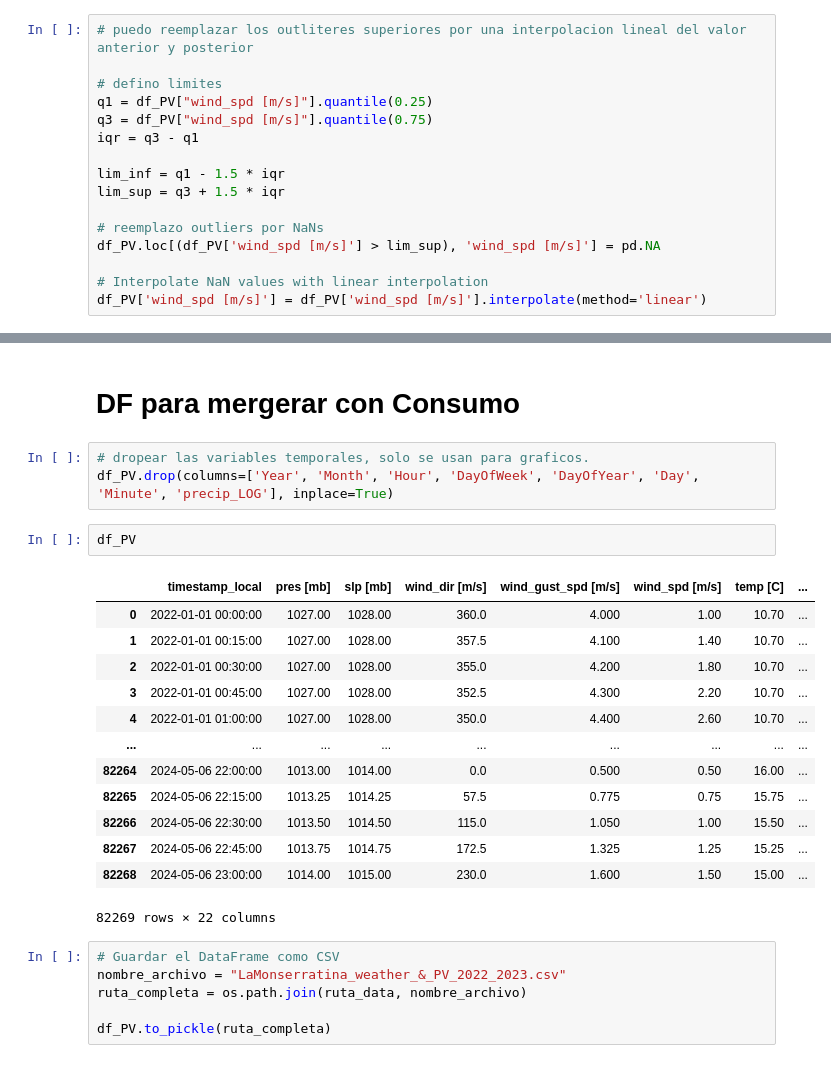
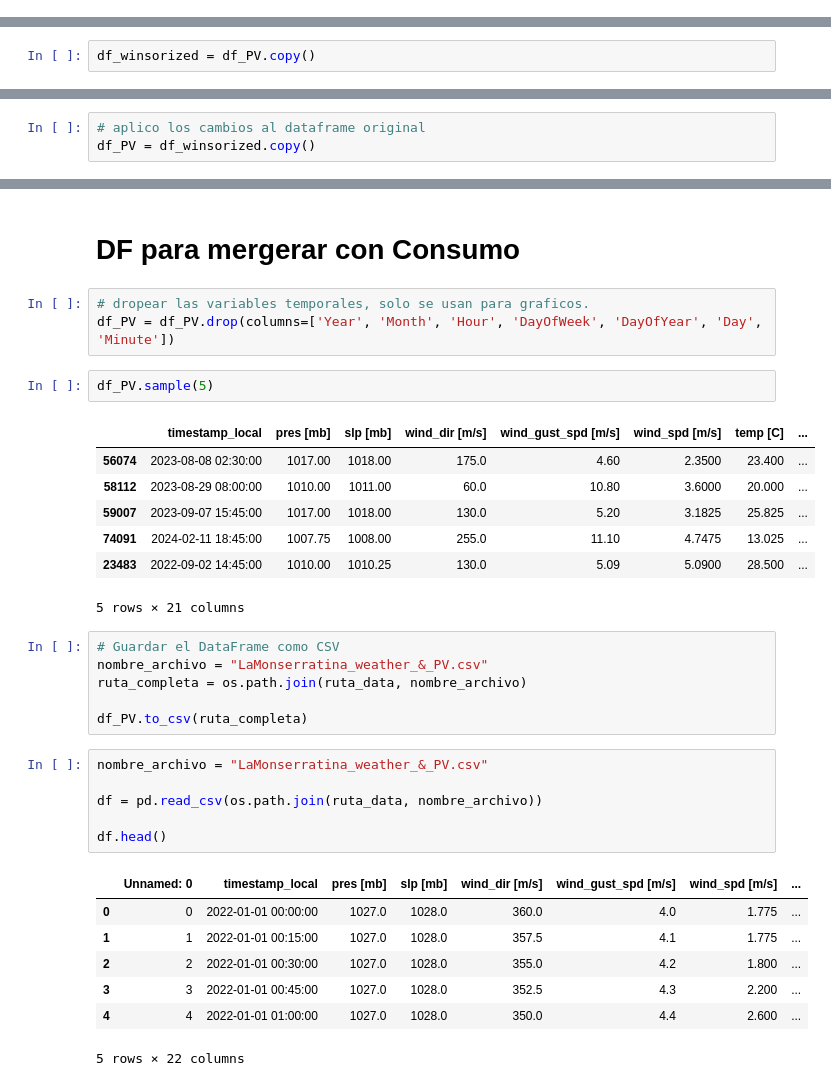
Before and after one commit to AFernandezBenages/WP4, a Jupyter notebook: code/casalMonsterratina_producciónSolar.ipynb, the cells around one changed output, grey strips where cells are left out. Drawn from its saved outputs; the diff is of its cells as text.

Commit message:
add casalMonserratina2

```diff
--- a/code/casalMonsterratina_producciónSolar.ipynb
+++ b/code/casalMonsterratina_producciónSolar.ipynb
@@ -547,16 +475,0 @@ sns.displot(data=df_PV["wind_spd [m/s]"], kde=True, height=3, aspect= 2.5 );
-# %%
-# puedo reemplazar los outliteres superiores por una interpolacion lineal del valor anterior y posterior
-
-# defino limites
-q1 = df_PV["wind_spd [m/s]"].quantile(0.25)
-q3 = df_PV["wind_spd [m/s]"].quantile(0.75)
-iqr = q3 - q1
-
-lim_inf = q1 - 1.5 * iqr
-lim_sup = q3 + 1.5 * iqr
-
-# reemplazo outliers por NaNs
-df_PV.loc[(df_PV['wind_spd [m/s]'] > lim_sup), 'wind_spd [m/s]'] = pd.NA
-
-# Interpolate NaN values with linear interpolation
-df_PV['wind_spd [m/s]'] = df_PV['wind_spd [m/s]'].interpolate(method='linear')
@@ -601,0 +504,2 @@ ya no hay outliers :)
+# %%
+df_winsorized = df_PV.copy()
@@ -602,3 +543,6 @@ ya no hay outliers :)
+# %%
+# aplico los cambios al dataframe original
+df_PV = df_winsorized.copy()
 # %% [markdown]
 ## Exogenous variables
 # %%
@@ -707,26 +651,34 @@ Text(0.5, 0.98, '')
 # DF para mergerar con Consumo
 # %%
 # dropear las variables temporales, solo se usan para graficos.
-df_PV.drop(columns=['Year', 'Month', 'Hour', 'DayOfWeek', 'DayOfYear', 'Day', 'Minute', 'precip_LOG'], inplace=True)
+df_PV = df_PV.drop(columns=['Year', 'Month', 'Hour', 'DayOfWeek', 'DayOfYear', 'Day', 'Minute'])
 # %%
-df_PV
+df_PV.sample(5)
 # %% [output]
 |  | timestamp_local | pres [mb] | slp [mb] | wind_dir [m/s] | wind_gust_spd [m/s] | wind_spd [m/s] | temp [C] | ... |
-| 0 | 2022-01-01 00:00:00 | 1027.00 | 1028.00 | 360.0 | 4.000 | 1.00 | 10.70 | ... |
-| 1 | 2022-01-01 00:15:00 | 1027.00 | 1028.00 | 357.5 | 4.100 | 1.40 | 10.70 | ... |
-| 2 | 2022-01-01 00:30:00 | 1027.00 | 1028.00 | 355.0 | 4.200 | 1.80 | 10.70 | ... |
-| 3 | 2022-01-01 00:45:00 | 1027.00 | 1028.00 | 352.5 | 4.300 | 2.20 | 10.70 | ... |
-| 4 | 2022-01-01 01:00:00 | 1027.00 | 1028.00 | 350.0 | 4.400 | 2.60 | 10.70 | ... |
-| ... | ... | ... | ... | ... | ... | ... | ... | ... |
-| 82264 | 2024-05-06 22:00:00 | 1013.00 | 1014.00 | 0.0 | 0.500 | 0.50 | 16.00 | ... |
-| 82265 | 2024-05-06 22:15:00 | 1013.25 | 1014.25 | 57.5 | 0.775 | 0.75 | 15.75 | ... |
-| 82266 | 2024-05-06 22:30:00 | 1013.50 | 1014.50 | 115.0 | 1.050 | 1.00 | 15.50 | ... |
-| 82267 | 2024-05-06 22:45:00 | 1013.75 | 1014.75 | 172.5 | 1.325 | 1.25 | 15.25 | ... |
-| 82268 | 2024-05-06 23:00:00 | 1014.00 | 1015.00 | 230.0 | 1.600 | 1.50 | 15.00 | ... |
+| 56074 | 2023-08-08 02:30:00 | 1017.00 | 1018.00 | 175.0 | 4.60 | 2.3500 | 23.400 | ... |
+| 58112 | 2023-08-29 08:00:00 | 1010.00 | 1011.00 | 60.0 | 10.80 | 3.6000 | 20.000 | ... |
+| 59007 | 2023-09-07 15:45:00 | 1017.00 | 1018.00 | 130.0 | 5.20 | 3.1825 | 25.825 | ... |
+| 74091 | 2024-02-11 18:45:00 | 1007.75 | 1008.00 | 255.0 | 11.10 | 4.7475 | 13.025 | ... |
+| 23483 | 2022-09-02 14:45:00 | 1010.00 | 1010.25 | 130.0 | 5.09 | 5.0900 | 28.500 | ... |
-82269 rows × 22 columns
+5 rows × 21 columns
 # %%
 # Guardar el DataFrame como CSV
-nombre_archivo = "LaMonserratina_weather_&_PV_2022_2023.csv"
+nombre_archivo = "LaMonserratina_weather_&_PV.csv"
 ruta_completa = os.path.join(ruta_data, nombre_archivo)
 
-df_PV.to_pickle(ruta_completa)
+df_PV.to_csv(ruta_completa)
+# %%
+nombre_archivo = "LaMonserratina_weather_&_PV.csv"
+
+df = pd.read_csv(os.path.join(ruta_data, nombre_archivo))
+
+df.head()
+# %% [output]
+|  | Unnamed: 0 | timestamp_local | pres [mb] | slp [mb] | wind_dir [m/s] | wind_gust_spd [m/s] | wind_spd [m/s] | ... |
+| 0 | 0 | 2022-01-01 00:00:00 | 1027.0 | 1028.0 | 360.0 | 4.0 | 1.775 | ... |
+| 1 | 1 | 2022-01-01 00:15:00 | 1027.0 | 1028.0 | 357.5 | 4.1 | 1.775 | ... |
+| 2 | 2 | 2022-01-01 00:30:00 | 1027.0 | 1028.0 | 355.0 | 4.2 | 1.800 | ... |
+| 3 | 3 | 2022-01-01 00:45:00 | 1027.0 | 1028.0 | 352.5 | 4.3 | 2.200 | ... |
+| 4 | 4 | 2022-01-01 01:00:00 | 1027.0 | 1028.0 | 350.0 | 4.4 | 2.600 | ... |
+5 rows × 22 columns
```
Also changed, not shown: parts of 30 cells of this notebook, 3 other files.
